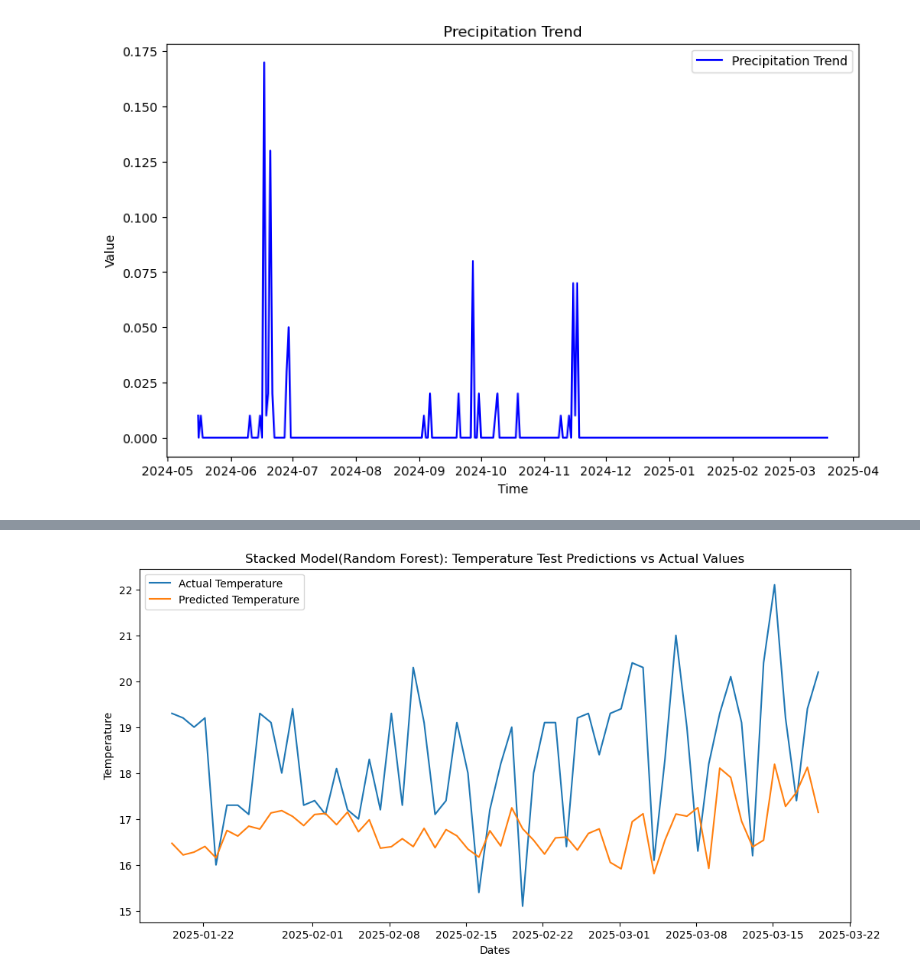
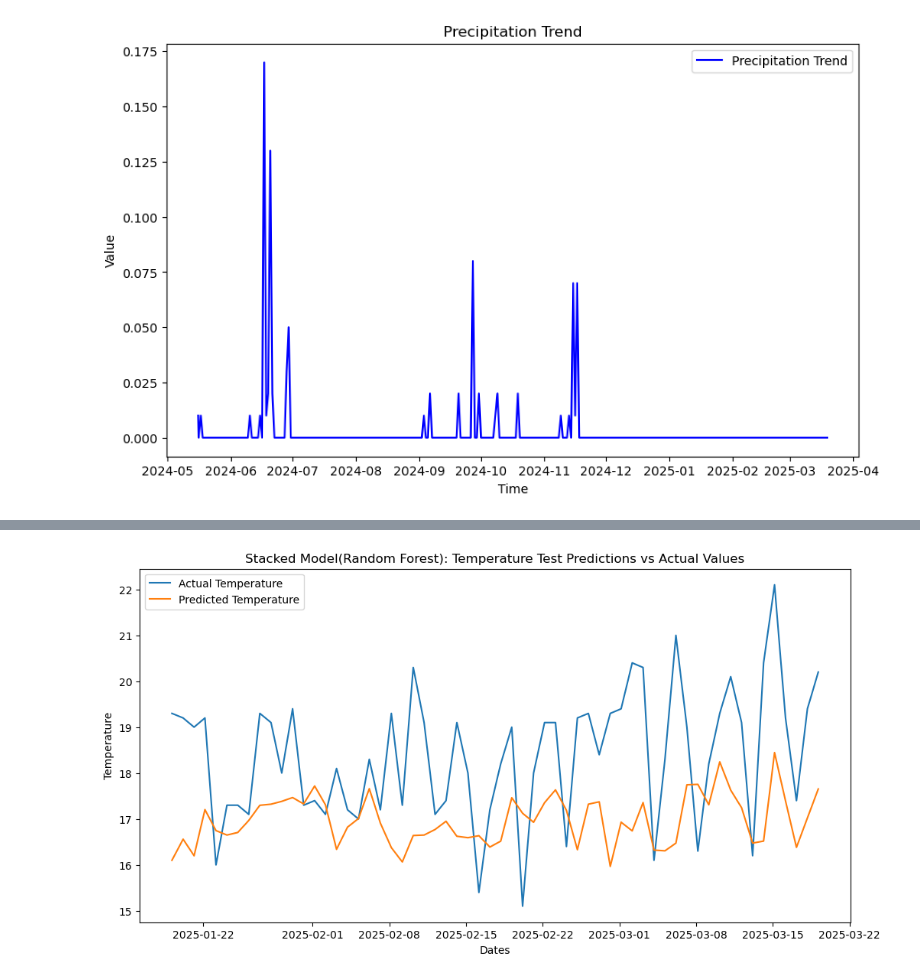
Before and after one commit to AlexOrdonez11/TechAssScientist, a Jupyter notebook: Analysis.ipynb, the cells around one changed output, grey strips where cells are left out. Cells and saved outputs as stored; diff of their text form; code cells hidden in the pictures.

```diff
--- a/Analysis.ipynb
+++ b/Analysis.ipynb
@@ -763,12 +973,12 @@ plt.show()
 # %%
 # Plotting Prediction of test values vs actual values
 plt.figure(figsize=(12,6))
-plt.plot(df_scaled_location['last_updated'][-len(rfy_test_rescaled):], rfy_test_rescaled[:, 2], label="Actual Temperature")
-plt.plot(df_scaled_location['last_updated'][-len(stacked_test_preds_rescaled):], stacked_test_preds_rescaled[:, 2], label="Predicted Temperature")
+plt.plot(df_scaled_location['last_updated'][-len(rfy_test_rescaled):], rfy_test_rescaled[:, columns.index("temperature_celsius")], label="Actual Temperature")
+plt.plot(df_scaled_location['last_updated'][-len(stacked_test_preds_rescaled):], stacked_test_preds_rescaled[:, columns.index("temperature_celsius")], label="Predicted Temperature")
 plt.xlabel("Dates")
 plt.ylabel("Temperature")
 plt.title("Stacked Model(Random Forest): Temperature Test Predictions vs Actual Values")
 plt.legend()
 plt.show()
 # %% [output]
-[figure, old version]
+[figure, new version]
```
Also changed, not shown: parts of 59 cells of this notebook, 3 other files.
